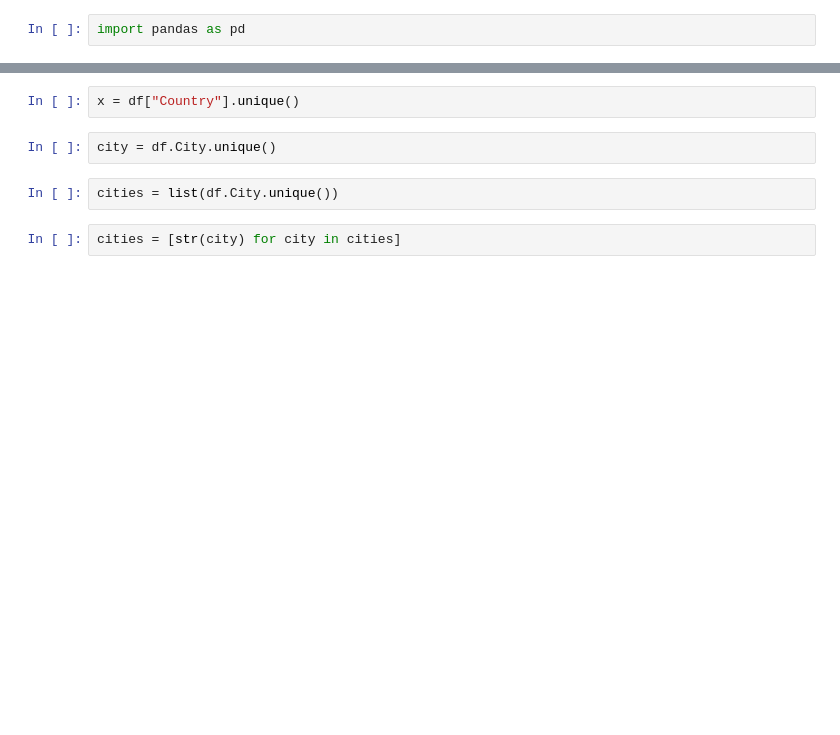
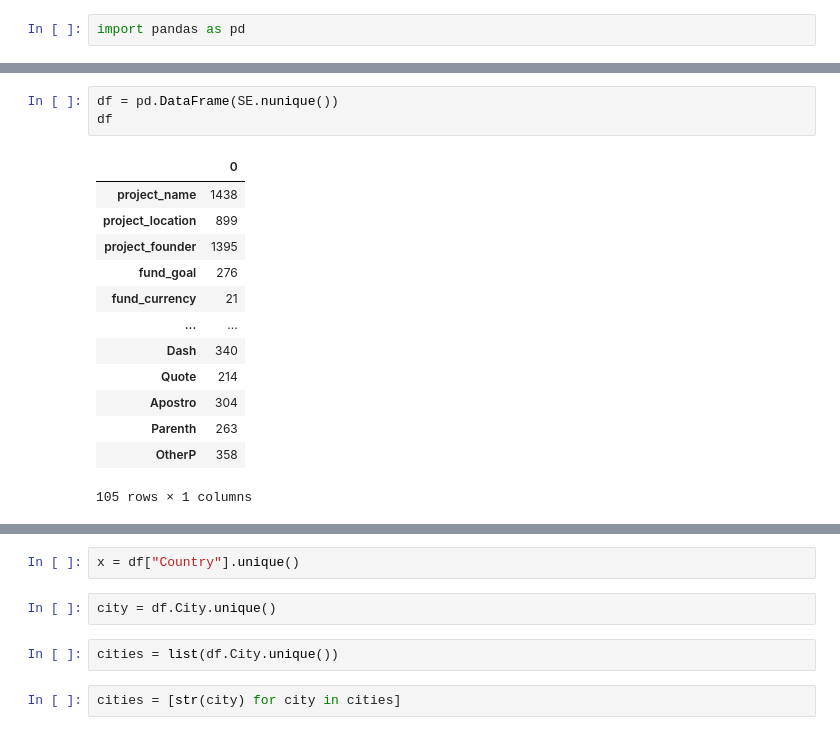
Before and after one commit to JulianePetersen2023/labs_repo, a Jupyter notebook: CRR_data.ipynb, the cells around one changed output, grey strips where cells are left out. Cells and saved outputs as stored; diff of their text form; blank space fills up the shorter version.

```diff
--- a/CRR_data.ipynb
+++ b/CRR_data.ipynb
@@ -76,0 +38,17 @@ df = startups.drop(('Select Investors'), axis = 1)
+# %%
+df = pd.DataFrame(SE.nunique())
+df
+# %% [output]
+|  | 0 |
+| project_name | 1438 |
+| project_location | 899 |
+| project_founder | 1395 |
+| fund_goal | 276 |
+| fund_currency | 21 |
+| ... | ... |
+| Dash | 340 |
+| Quote | 214 |
+| Apostro | 304 |
+| Parenth | 263 |
+| OtherP | 358 |
+105 rows × 1 columns
```
Also changed, not shown: parts of 15 cells of this notebook, 2 other files.
